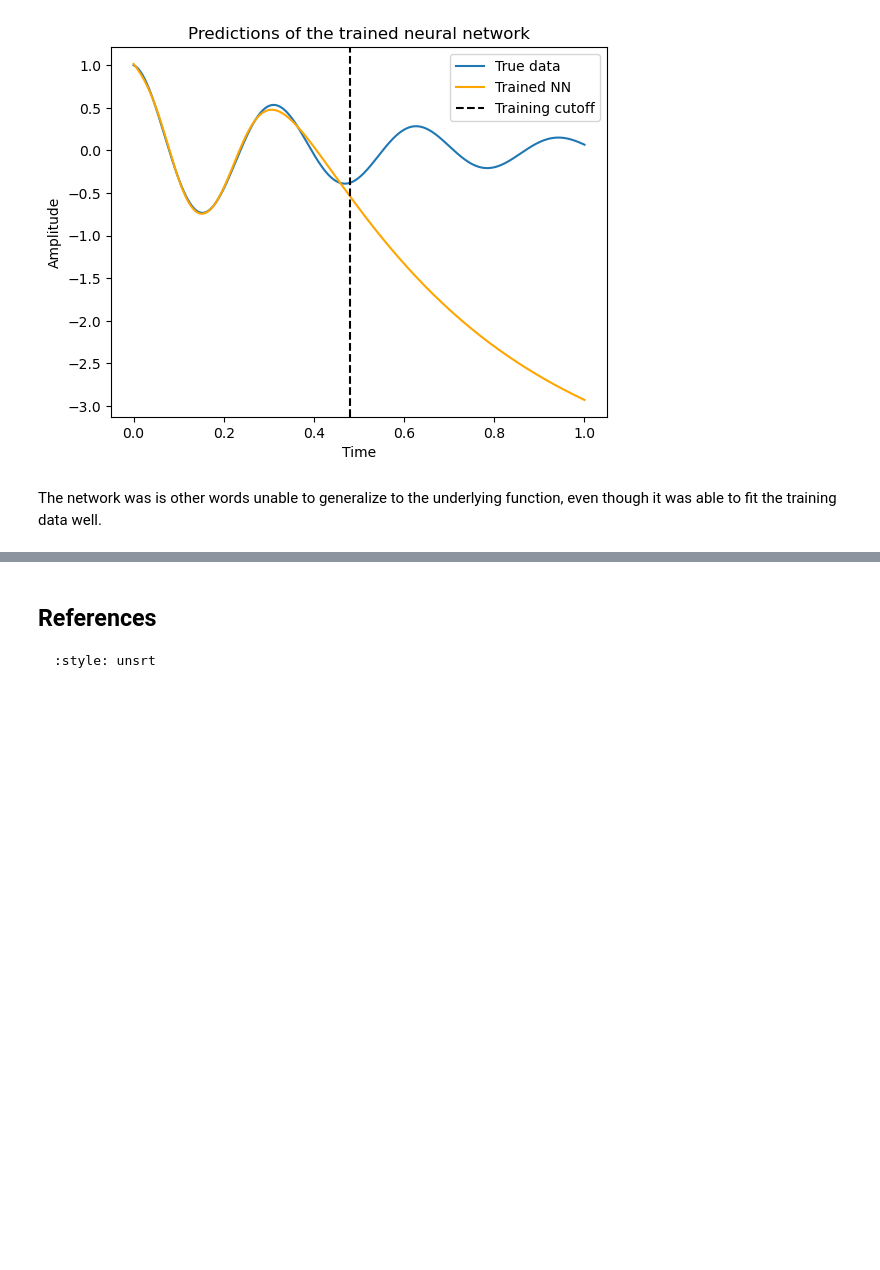
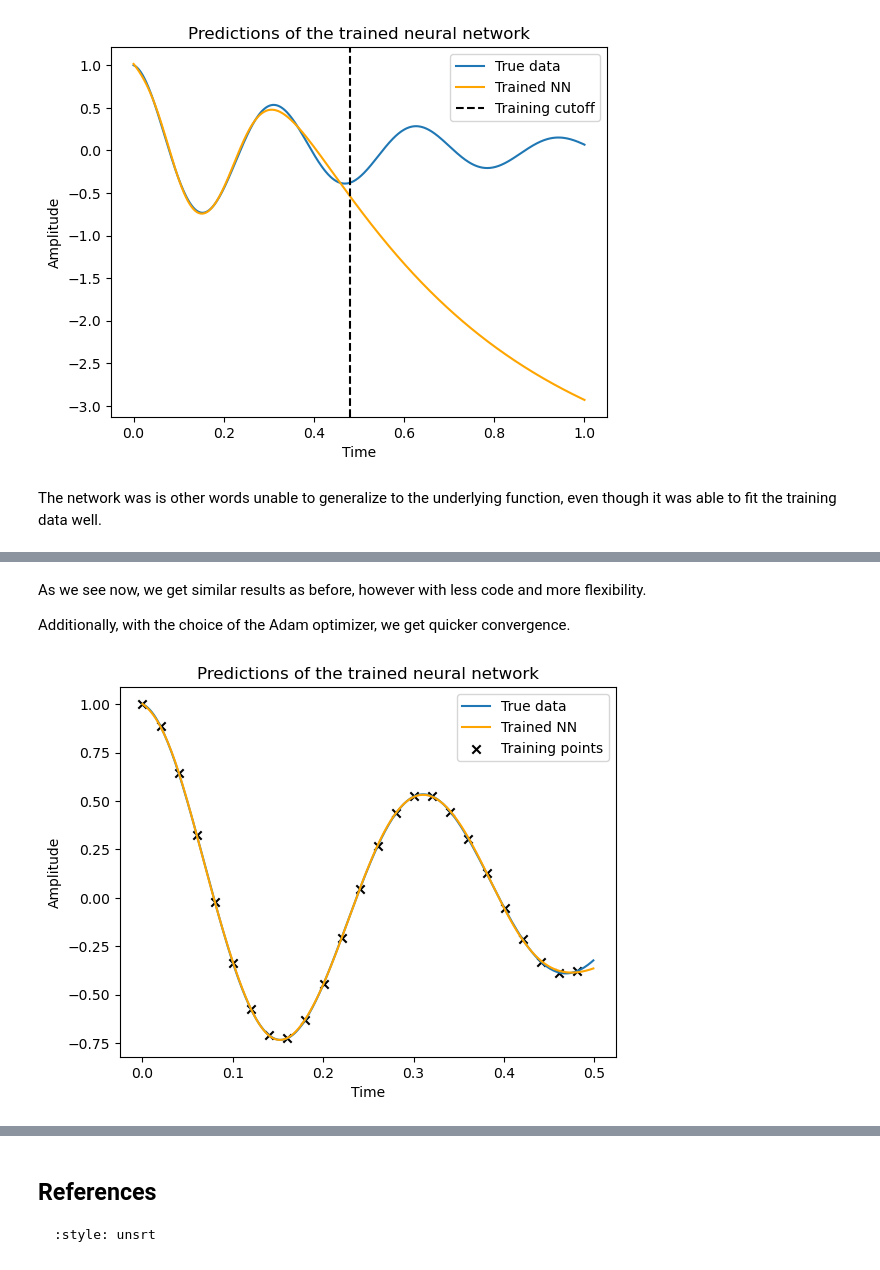
Before and after one commit to augustfe/jax-intro, a Jupyter notebook: jax_intro/notebooks/03_a_first_nn.ipynb, the cells around one changed output, grey strips where cells are left out. Saved outputs shown, nothing was run; the diff lists cells and outputs as text; code cells hidden in the pictures; blank space fills up the shorter version.

```diff
--- a/jax_intro/notebooks/03_a_first_nn.ipynb
+++ b/jax_intro/notebooks/03_a_first_nn.ipynb
@@ -303,28 +307,15 @@ We start by defining the neural network architecture. We will use the same archi
 # %%
 from flax import nnx
-
-
-class Linear(nnx.Module):
-    def __init__(self, in_size: int, out_size: int, *, rngs: nnx.Rngs) -> None:
-        weights = random.normal(rngs.param(), (out_size, in_size)) * jnp.sqrt(
-            2 / (in_size + out_size)
-        )
-        biases = jnp.zeros(out_size)
-
-        self.W = nnx.Param(weights)
-        self.b = nnx.Param(biases)
-
-    def __call__(self, x: Array) -> Array:
-        return self.W.value @ x + self.b.value
 
 
 class MLP(nnx.Module):
     def __init__(
         self, in_size: int, hidden_size: int, out_size: int, *, rngs: nnx.Rngs
     ) -> None:
-        self.linear1 = Linear(in_size, hidden_size, rngs=rngs)
-        self.linear2 = Linear(hidden_size, hidden_size, rngs=rngs)
-        self.linear3 = Linear(hidden_size, out_size, rngs=rngs)
+        init = nnx.initializers.xavier_uniform()
+        self.linear1 = nnx.Linear(in_size, hidden_size, rngs=rngs, kernel_init=init)
+        self.linear2 = nnx.Linear(hidden_size, hidden_size, rngs=rngs, kernel_init=init)
+        self.linear3 = nnx.Linear(hidden_size, out_size, rngs=rngs, kernel_init=init)
 
     def __call__(self, x: Array) -> Array:
         x = nnx.tanh(self.linear1(x))
@@ -332,0 +326,2 @@ class MLP(nnx.Module):
+# %%
+model = MLP(1, 64, 1, rngs=nnx.Rngs(2002))
@@ -332,0 +373,17 @@ class MLP(nnx.Module):
+# %% [markdown]
+As we see now, we get similar results as before, however with less code and more flexibility.
+
+Additionally, with the choice of the Adam optimizer, we get quicker convergence.
+# %%
+y_pred = model(t[:250])
+
+plt.plot(t[:250], y[:250], label="True data")
+plt.plot(t[:250], y_pred, color="orange", label="Trained NN")
+plt.scatter(t_data, y_data, color="k", marker="x", label="Training points")
+plt.legend()
+plt.xlabel("Time")
+plt.ylabel("Amplitude")
+plt.title("Predictions of the trained neural network")
+plt.show()
+# %% [output]
+[figure, added]
```
Also changed, not shown: parts of 11 cells of this notebook, 1 other file.
